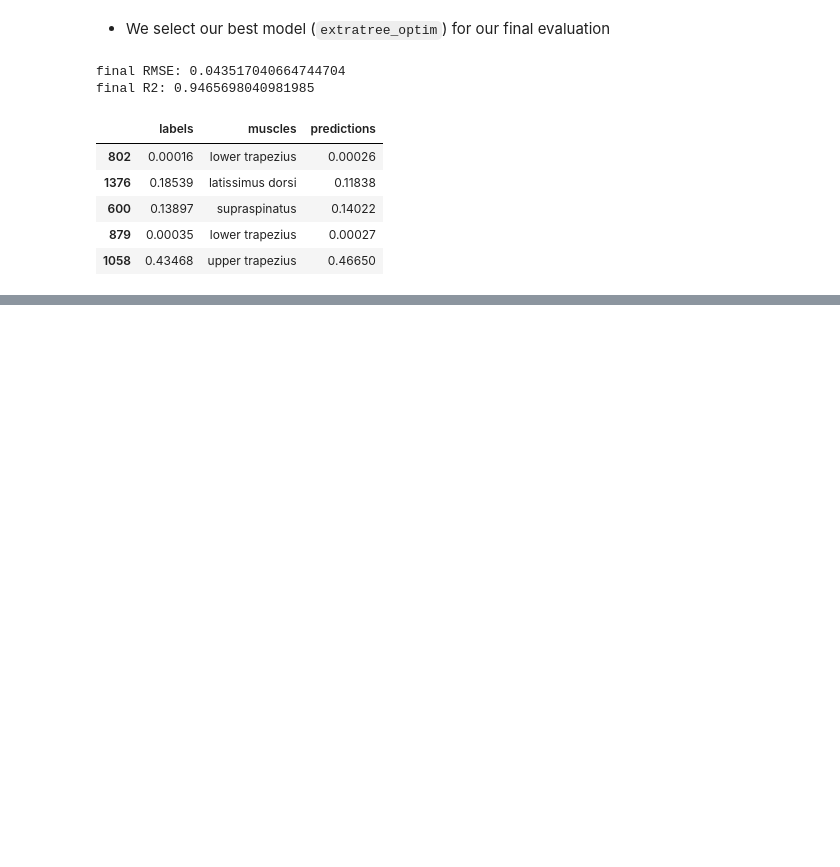
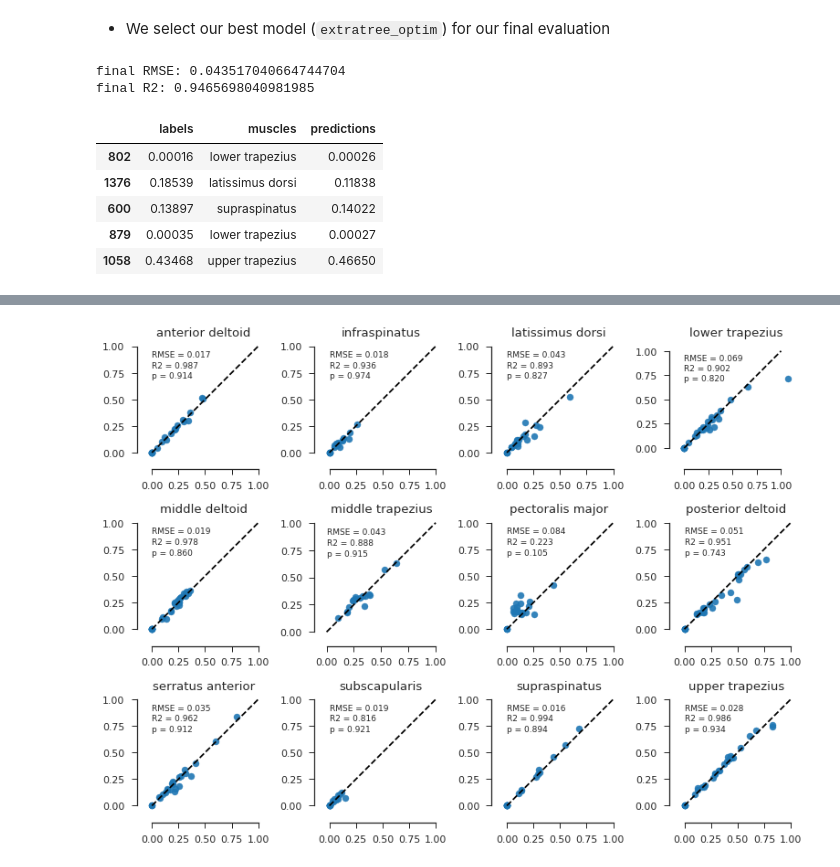
Before and after one commit to romainmartinez/mvc, a Jupyter notebook: 3_predict.ipynb, the cells around one changed output, grey strips where cells are left out. Saved outputs shown, nothing was run; the diff lists cells and outputs as text; code cells hidden in the pictures; blank space fills up the shorter version.

Commit message:
generate pdf for each figure

```diff
--- a/3_predict.ipynb
+++ b/3_predict.ipynb
@@ -425,3 +422,31 @@ scores = final.t_test(df=final_df, alpha=alpha, iterations=iterations)
+# %%
+fig, axes = plt.subplots(nrows=3, ncols=4, figsize=(11, 8.25))
+# labels vs. predictions
+groups = final_df.groupby('muscles')
+for (muscle, values), ax in zip(groups, axes.ravel()):
+    ax.scatter(values['labels'], values['predictions'],
+               s=50, marker='o', alpha=.9, label=muscle)
+    # base line
+    baseline = (0, 1)
+    ax.plot(baseline, 'k--', label='perfect prediction')
+
+    ax.xaxis.set_ticks(np.linspace(0, 1, num=5))
+    ax.yaxis.set_ticks(np.linspace(0, 1, num=5))
+    ax.axis('equal')
+
+    ax.set_title(muscle)
+
+    ax.text(0, .9, f'RMSE = {scores["rmse"][muscle]:.3f}', fontsize=9)
+    ax.text(0, .8, f'R2 = {scores["r2"][muscle]:.3f}', fontsize=9)
+    ax.text(0, .7, f'p = {scores["p"][muscle]:.3f}', fontsize=9)
+
+sns.despine(offset=10, trim=True)
+fig.tight_layout()
+plt.show()
+
+fig.savefig(f'./share/fig/labels_vs_predictions.pdf', transparent=True)
+# %% [output]
+[figure, added]
 # %%
 fig, (ax1, ax2) = plt.subplots(ncols=2, figsize=(15, 8))
 
```
Also changed, not shown: parts of 9 cells of this notebook, 4 other files.
